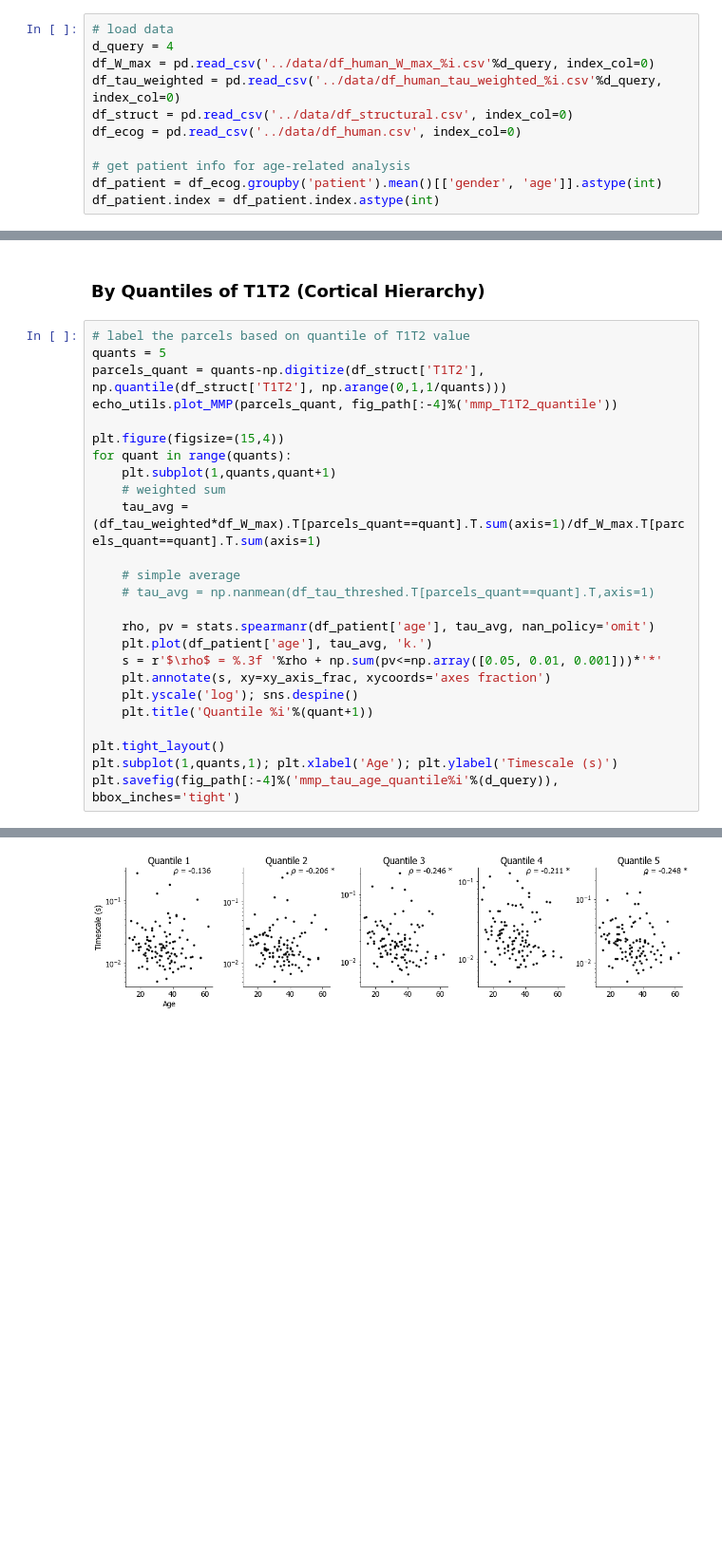
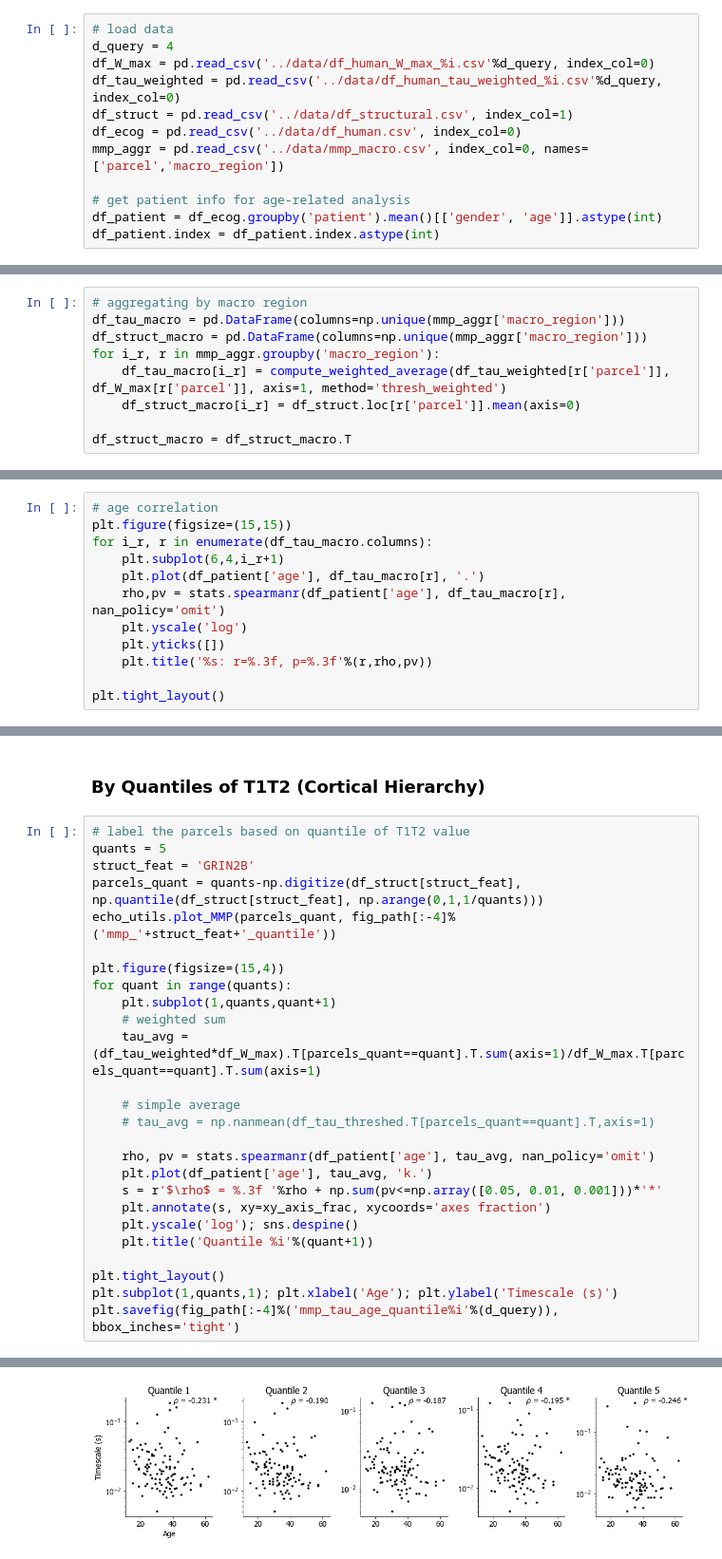
Before and after one commit to rdgao/field-echos, a Jupyter notebook: notebooks/viz_human_MMP.ipynb, the cells around one changed output, grey strips where cells are left out. Shown at 95% size. Drawn from its saved outputs; the diff is of its cells as text; blank space fills up the shorter version.

```diff
--- a/notebooks/viz_human_MMP.ipynb
+++ b/notebooks/viz_human_MMP.ipynb
@@ -27,8 +27,9 @@ save_plot=True
 d_query = 4
 df_W_max = pd.read_csv('../data/df_human_W_max_%i.csv'%d_query, index_col=0)
 df_tau_weighted = pd.read_csv('../data/df_human_tau_weighted_%i.csv'%d_query, index_col=0)
-df_struct = pd.read_csv('../data/df_structural.csv', index_col=0)
+df_struct = pd.read_csv('../data/df_structural.csv', index_col=1)
 df_ecog = pd.read_csv('../data/df_human.csv', index_col=0)
+mmp_aggr = pd.read_csv('../data/mmp_macro.csv', index_col=0, names=['parcel','macro_region'])
 
 # get patient info for age-related analysis
 df_patient = df_ecog.groupby('patient').mean()[['gender', 'age']].astype(int)
@@ -377,0 +244,9 @@ glasser_clusters = {
+# %%
+# aggregating by macro region
+df_tau_macro = pd.DataFrame(columns=np.unique(mmp_aggr['macro_region']))
+df_struct_macro = pd.DataFrame(columns=np.unique(mmp_aggr['macro_region']))
+for i_r, r in mmp_aggr.groupby('macro_region'):
+    df_tau_macro[i_r] = compute_weighted_average(df_tau_weighted[r['parcel']], df_W_max[r['parcel']], axis=1, method='thresh_weighted')
+    df_struct_macro[i_r] = df_struct.loc[r['parcel']].mean(axis=0)
+
+df_struct_macro = df_struct_macro.T
@@ -377,0 +262,12 @@ glasser_clusters = {
+# %%
+# age correlation
+plt.figure(figsize=(15,15))
+for i_r, r in enumerate(df_tau_macro.columns):
+    plt.subplot(6,4,i_r+1)
+    plt.plot(df_patient['age'], df_tau_macro[r], '.')
+    rho,pv = stats.spearmanr(df_patient['age'], df_tau_macro[r], nan_policy='omit')
+    plt.yscale('log')
+    plt.yticks([])
+    plt.title('%s: r=%.3f, p=%.3f'%(r,rho,pv))
+
+plt.tight_layout()
@@ -380,28 +278,29 @@ glasser_clusters = {
 # %%
 # label the parcels based on quantile of T1T2 value
 quants = 5
-parcels_quant = quants-np.digitize(df_struct['T1T2'], np.quantile(df_struct['T1T2'], np.arange(0,1,1/quants)))
-echo_utils.plot_MMP(parcels_quant, fig_path[:-4]%('mmp_T1T2_quantile'))
+struct_feat = 'GRIN2B'
+parcels_quant = quants-np.digitize(df_struct[struct_feat], np.quantile(df_struct[struct_feat], np.arange(0,1,1/quants)))
+echo_utils.plot_MMP(parcels_quant, fig_path[:-4]%('mmp_'+struct_feat+'_quantile'))
 
 plt.figure(figsize=(15,4))
 for quant in range(quants):
     plt.subplot(1,quants,quant+1)
     # weighted sum
     tau_avg = (df_tau_weighted*df_W_max).T[parcels_quant==quant].T.sum(axis=1)/df_W_max.T[parcels_quant==quant].T.sum(axis=1)
 
     # simple average
     # tau_avg = np.nanmean(df_tau_threshed.T[parcels_quant==quant].T,axis=1)
 
     rho, pv = stats.spearmanr(df_patient['age'], tau_avg, nan_policy='omit')
     plt.plot(df_patient['age'], tau_avg, 'k.')
     s = r'$\rho$ = %.3f '%rho + np.sum(pv<=np.array([0.05, 0.01, 0.001]))*'*'
     plt.annotate(s, xy=xy_axis_frac, xycoords='axes fraction')
     plt.yscale('log'); sns.despine()
     plt.title('Quantile %i'%(quant+1))
 
 plt.tight_layout()
 plt.subplot(1,quants,1); plt.xlabel('Age'); plt.ylabel('Timescale (s)')
 plt.savefig(fig_path[:-4]%('mmp_tau_age_quantile%i'%(d_query)), bbox_inches='tight')
 # %% [output]
 colormap sequential: [0.00e+00, 2.00e+00, 4.00e+00] (opaque)
-[figure, old version]
+[figure, new version]
```
Also changed, not shown: parts of 5 cells of this notebook, 6 other files.
